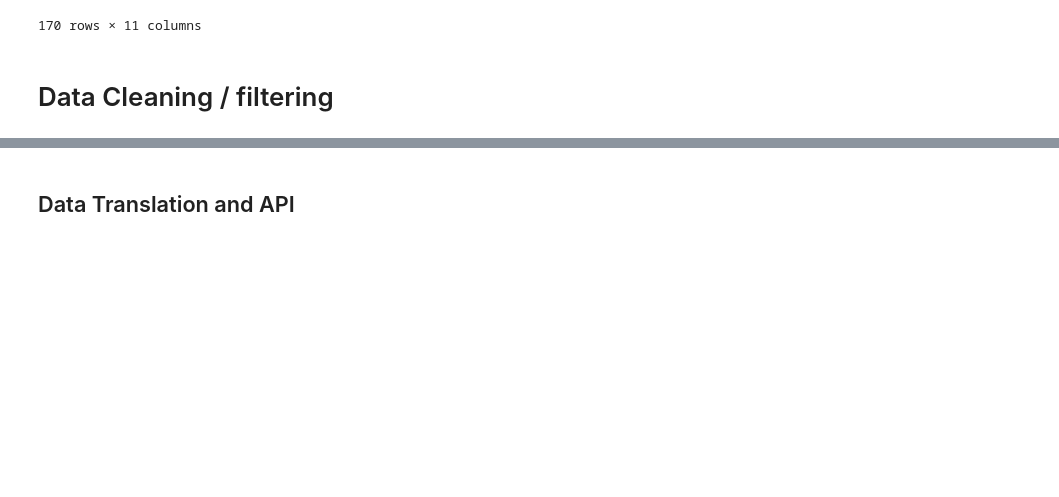
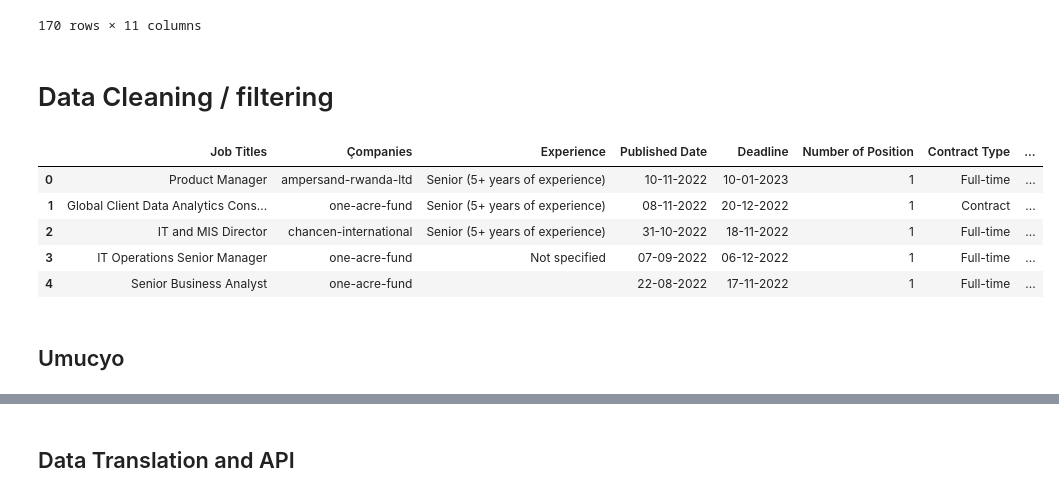
Before and after one commit to skevin-dev/NLP-FELLOWSHIP, a Jupyter notebook: Shyaka_Kevin_Hackathon_File.ipynb, the cells around one changed output, grey strips where cells are left out. Cells and saved outputs as stored; diff of their text form; code cells hidden in the pictures; blank space fills up the shorter version.

```diff
--- a/Shyaka_Kevin_Hackathon_File.ipynb
+++ b/Shyaka_Kevin_Hackathon_File.ipynb
@@ -314,3 +280,14 @@ def is_it(df:pd.DataFrame,col1:str,col2:str):
   return df_it
 # %%
 df_it = is_it(df1_all_features,"Description content","Sectors")
+# %%
+df_it
+# %% [output]
+|  | Job Titles | Çompanies | Experience | Published Date | Deadline | Number of Position | Contract Type | ... |
+| 0 | Product Manager | ampersand-rwanda-ltd | Senior (5+ years of experience) | 10-11-2022 | 10-01-2023 | 1 | Full-time | ... |
+| 1 | Global Client Data Analytics Cons... | one-acre-fund | Senior (5+ years of experience) | 08-11-2022 | 20-12-2022 | 1 | Contract | ... |
+| 2 | IT and MIS Director | chancen-international | Senior (5+ years of experience) | 31-10-2022 | 18-11-2022 | 1 | Full-time | ... |
+| 3 | IT Operations Senior Manager | one-acre-fund | Not specified | 07-09-2022 | 06-12-2022 | 1 | Full-time | ... |
+| 4 | Senior Business Analyst | one-acre-fund |  | 22-08-2022 | 17-11-2022 | 1 | Full-time | ... |
+# %% [markdown]
+## Umucyo
```
Also changed, not shown: parts of 8 cells of this notebook.
